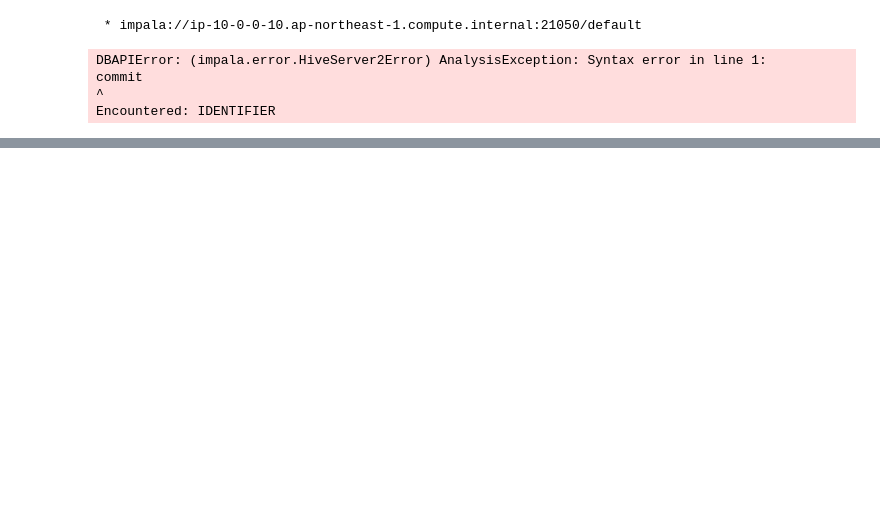
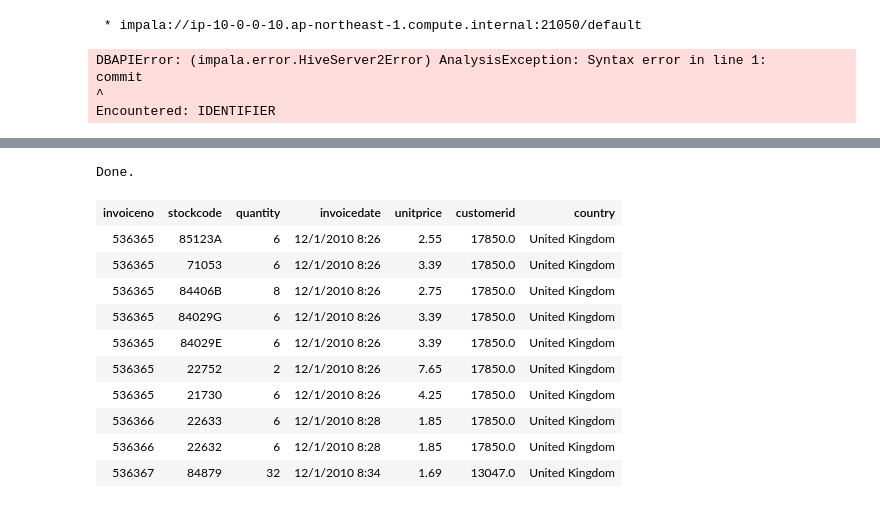
Before and after one commit to YoshiyukiKono/jupyter_impala, a Jupyter notebook: impala.ipynb, the cells around one changed output, grey strips where cells are left out. Drawn from its saved outputs; the diff is of its cells as text; code cells hidden in the pictures; blank space fills up the shorter version.

```diff
--- a/impala.ipynb
+++ b/impala.ipynb
@@ -177,3 +329,16 @@ Encountered: IDENTIFIER
 # %%
 %%sql
-select * from default.sentiment_data limit 2
+select * from default.order_items limit 10
+# %% [output]
+Done.
+| invoiceno | stockcode | quantity | invoicedate | unitprice | customerid | country |
+| 536365 | 85123A | 6 | 12/1/2010 8:26 | 2.55 | 17850.0 | United Kingdom |
+| 536365 | 71053 | 6 | 12/1/2010 8:26 | 3.39 | 17850.0 | United Kingdom |
+| 536365 | 84406B | 8 | 12/1/2010 8:26 | 2.75 | 17850.0 | United Kingdom |
+| 536365 | 84029G | 6 | 12/1/2010 8:26 | 3.39 | 17850.0 | United Kingdom |
+| 536365 | 84029E | 6 | 12/1/2010 8:26 | 3.39 | 17850.0 | United Kingdom |
+| 536365 | 22752 | 2 | 12/1/2010 8:26 | 7.65 | 17850.0 | United Kingdom |
+| 536365 | 21730 | 6 | 12/1/2010 8:26 | 4.25 | 17850.0 | United Kingdom |
+| 536366 | 22633 | 6 | 12/1/2010 8:28 | 1.85 | 17850.0 | United Kingdom |
+| 536366 | 22632 | 6 | 12/1/2010 8:28 | 1.85 | 17850.0 | United Kingdom |
+| 536367 | 84879 | 32 | 12/1/2010 8:34 | 1.69 | 13047.0 | United Kingdom |
```
Also changed, not shown: parts of 30 cells of this notebook.
